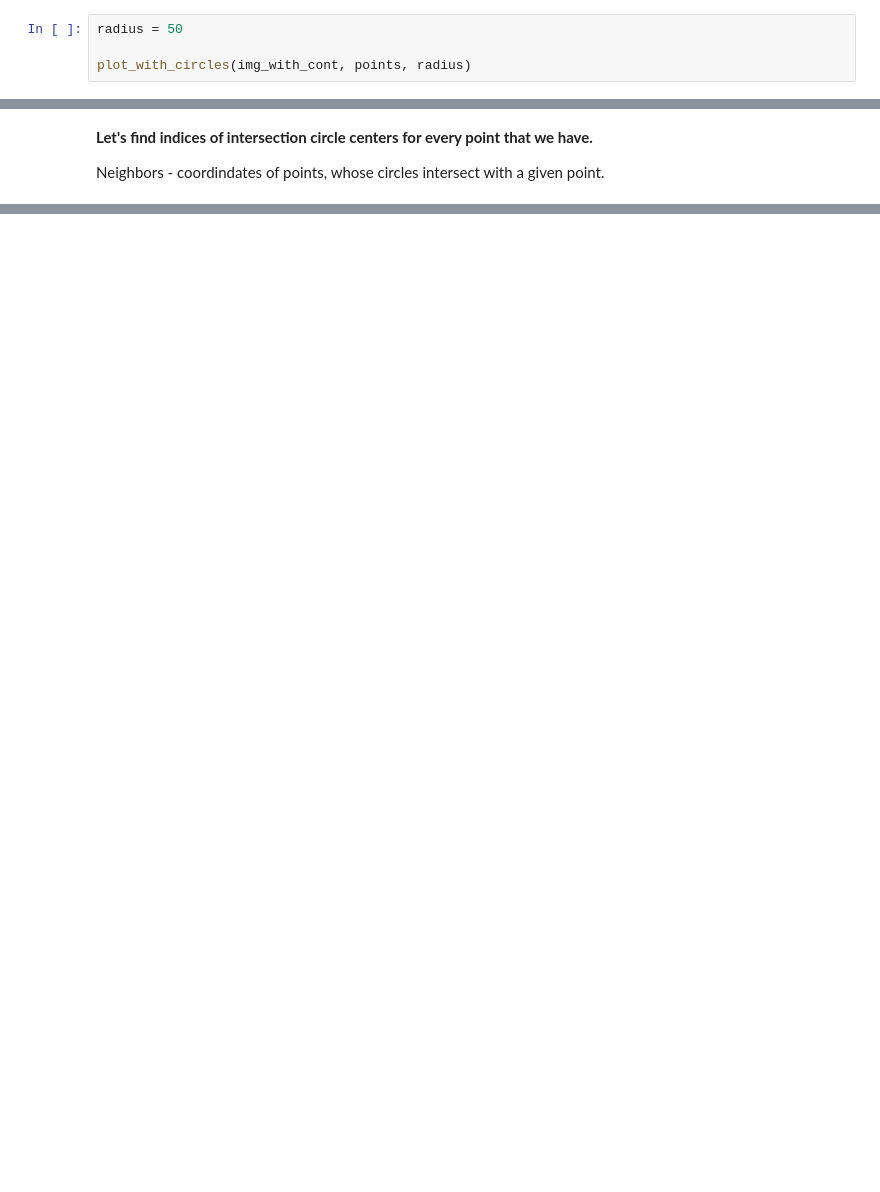
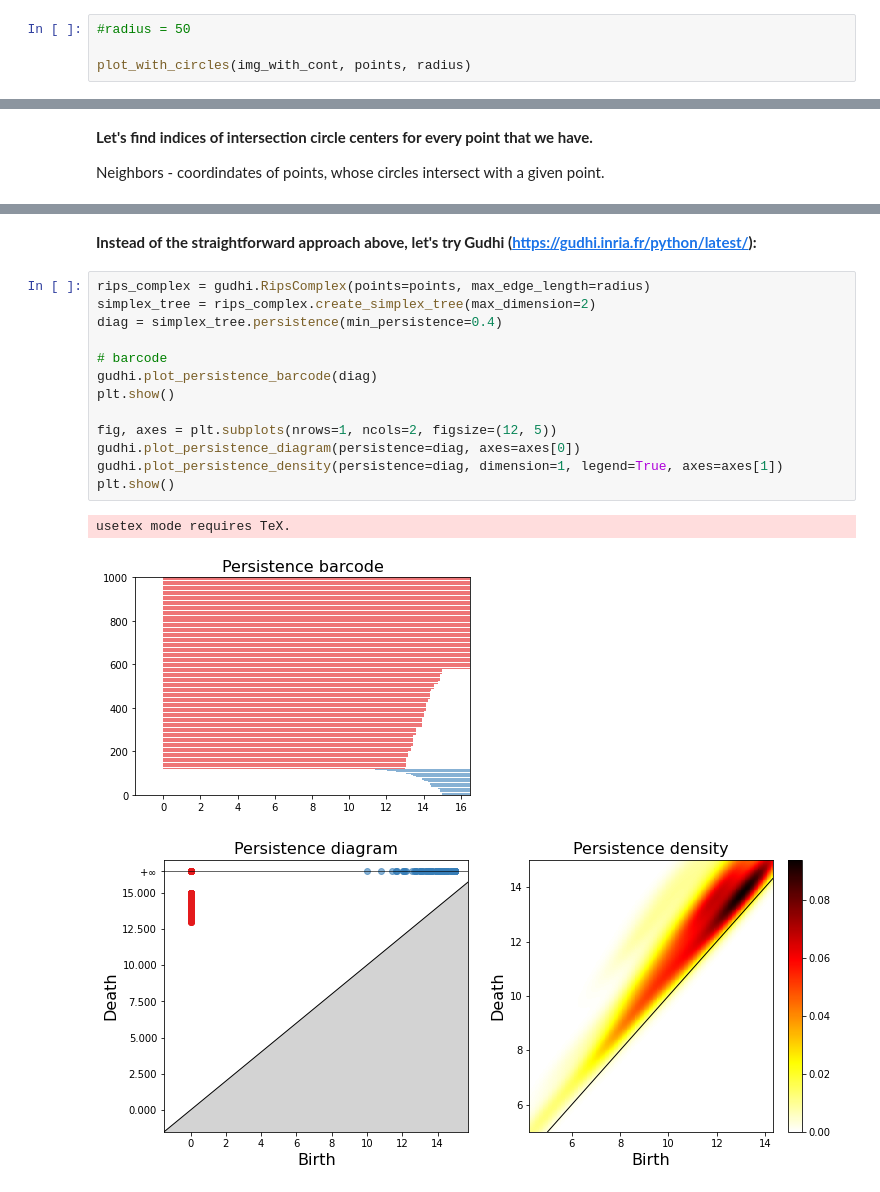
Before and after one commit to GeorgeII/topologies-university-course, a Jupyter notebook: persistent homology/topology_persistence_diagram.ipynb, the cells around one changed output, grey strips where cells are left out. Saved outputs shown, nothing was run; the diff lists cells and outputs as text; blank space fills up the shorter version.

```diff
--- a/persistent homology/topology_persistence_diagram.ipynb
+++ b/persistent homology/topology_persistence_diagram.ipynb
@@ -115,7 +122,7 @@ def plot_with_circles(img, points, radius, title="Picture with circles"):
   plt.imshow(img)
   plt.show()
 # %%
-radius = 50
+#radius = 50
 
 plot_with_circles(img_with_cont, points, radius)
 # %% [output]
@@ -167,0 +175,19 @@ plot_with_circles(img_with_cont, with_neighbors, radius, title="With their neigh
+# %% [markdown]
+**Instead of the straightforward approach above, let's try Gudhi (https://gudhi.inria.fr/python/latest/):**
+# %%
+rips_complex = gudhi.RipsComplex(points=points, max_edge_length=radius)
+simplex_tree = rips_complex.create_simplex_tree(max_dimension=2)
+diag = simplex_tree.persistence(min_persistence=0.4)
+
+# barcode
+gudhi.plot_persistence_barcode(diag)
+plt.show()
+
+fig, axes = plt.subplots(nrows=1, ncols=2, figsize=(12, 5))
+gudhi.plot_persistence_diagram(persistence=diag, axes=axes[0])
+gudhi.plot_persistence_density(persistence=diag, dimension=1, legend=True, axes=axes[1])
+plt.show()
+# %% [output]
+usetex mode requires TeX.
+[figure, added]
+[figure, added]
```
Also changed, not shown: parts of 8 cells of this notebook.
